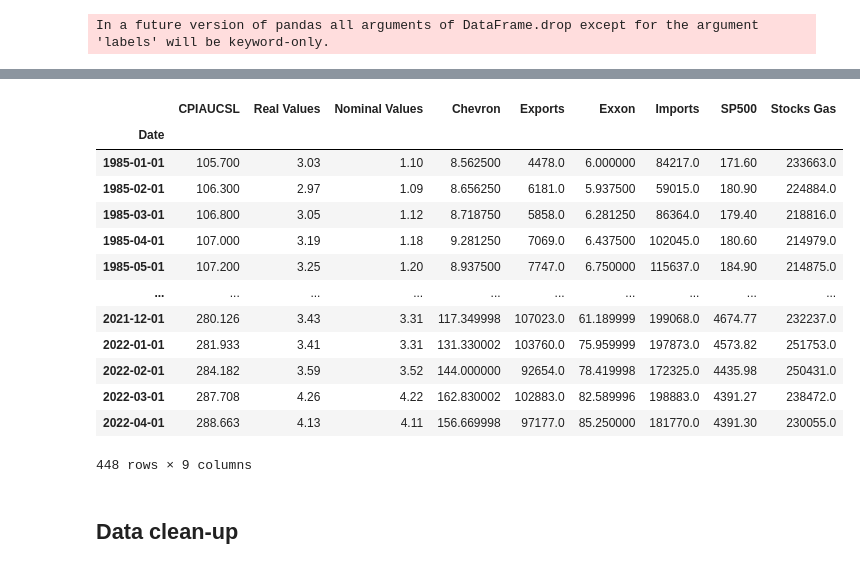
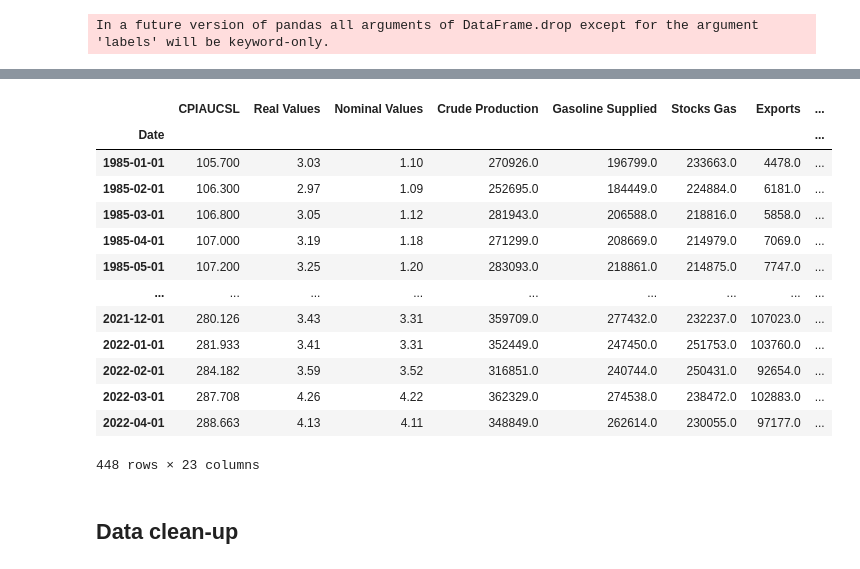
Before and after one commit to luca1308/12115167_Project, a Jupyter notebook: src/project.ipynb, the cells around one changed output, grey strips where cells are left out. Cells and saved outputs as stored; diff of their text form; code cells hidden in the pictures.

```diff
--- a/src/project.ipynb
+++ b/src/project.ipynb
@@ -65,6 +68,12 @@ stocks_gas["Date"]= pd.to_datetime(stocks_gas["Month"])
 stocks_gas.set_index('Date', inplace=True)
 stocks_gas["Stocks Gas"] = stocks_gas["Series ID: PET.MGTSTUS1.M Thousand Barrels"]
 stocks_gas.drop(columns=["Month","Series ID: PET.MGTSTUS1.M Thousand Barrels"], inplace=True)
+# %%
+gasoline_supplied = pd.read_csv('raw_data/eia_data/' + 'U.S._Product_Supplied_of_Finished_Motor_Gasoline_Monthly.csv', skiprows=4)
+gasoline_supplied["Date"]= pd.to_datetime(gasoline_supplied["Month"])
+gasoline_supplied.set_index('Date', inplace=True)
+gasoline_supplied["Gasoline Supplied"] = gasoline_supplied["Series ID: PET.MGFUPUS1.M Thousand Barrels"]
+gasoline_supplied.drop(columns=["Month","Series ID: PET.MGFUPUS1.M Thousand Barrels"], inplace=True)
 # %%
 stocks_crude = pd.read_csv('raw_data/eia_data/' + 'U.S._Ending_Stocks_of_Crude_Oil_Monthly.csv', skiprows=4)
 stocks_crude["Date"]= pd.to_datetime(stocks_crude["Month"])
@@ -123,6 +132,7 @@ def cut(df):
 # %%
 chevron = cut(chevron)
 cpi = cut(cpi)
+production = cut(production)
 exports = cut(exports)
 exxon = cut(exxon)
 gas_prices = cut(gas_prices)
@@ -130,5 +140,6 @@ imports = cut(imports)
 sp500 = cut(sp500)
 stocks_crude = cut(stocks_crude)
 stocks_gas = cut(stocks_gas)
+gasoline_supplied = cut(gasoline_supplied)
 # %%
-df_list = [cpi, gas_prices, chevron,  exports, exxon, imports, sp500, stocks_gas]
+df_list = [cpi, gas_prices, production, gasoline_supplied, stocks_gas, exports, imports, sp500, chevron, exxon]
@@ -140,0 +146,24 @@ df_change_log = (df.pct_change()*100).apply(np.log)
+# %%
+df = pd.concat(df_list, axis=1)
+
+df = df.iloc[df.index.is_month_start]
+
+df.dropna(inplace=True)
+
+df["Crude Production to Real Price"]=df["Crude Production"]/df["Real Values"]
+df["Crude Production to Exports"]=df["Crude Production"]/df["Exports"]
+df["Crude Production to Imports"]=df["Crude Production"]/df["Imports"]
+df["Crude Production to Stocks"]=df["Crude Production"]/df["Stocks Gas"]
+
+
+df["Gasoline Supplied to Crude Production"]=df["Gasoline Supplied"]/df["Crude Production"]
+df["Gasoline Supplied to Crude Exports"]=df["Gasoline Supplied"]/df["Exports"]
+df["Gasoline Supplied to Crude Imports"]=df["Gasoline Supplied"]/df["Imports"]
+df["Gasoline Supplied to Stocks Gas"]=df["Gasoline Supplied"]/df["Stocks Gas"]
+
+df["Real Price to Exxon"]=df["Real Values"]/df["Exxon"]
+df["Real to Chevron"]=df["Real Values"]/df["Chevron"]
+df["Real Price to SP 500"]=df["Real Values"]/df["SP500"]
+df["Real Price to CPI"]=df["Real Values"]/df["CPIAUCSL"]
+
+df
@@ -153,22 +214,22 @@ fig.show()
 fig = px.line(df[["Nominal Values", "Real Values"]], title='Percent change of variables')
 fig.show()
 # %%
-df.dropna()
+df
 # %% [output]
-|  | CPIAUCSL | Real Values | Nominal Values | Chevron | Exports | Exxon | Imports | SP500 | Stocks Gas |
-| Date |  |  |  |  |  |  |  |  |  |
-| 1985-01-01 | 105.700 | 3.03 | 1.10 | 8.562500 | 4478.0 | 6.000000 | 84217.0 | 171.60 | 233663.0 |
-| 1985-02-01 | 106.300 | 2.97 | 1.09 | 8.656250 | 6181.0 | 5.937500 | 59015.0 | 180.90 | 224884.0 |
-| 1985-03-01 | 106.800 | 3.05 | 1.12 | 8.718750 | 5858.0 | 6.281250 | 86364.0 | 179.40 | 218816.0 |
-| 1985-04-01 | 107.000 | 3.19 | 1.18 | 9.281250 | 7069.0 | 6.437500 | 102045.0 | 180.60 | 214979.0 |
-| 1985-05-01 | 107.200 | 3.25 | 1.20 | 8.937500 | 7747.0 | 6.750000 | 115637.0 | 184.90 | 214875.0 |
-| ... | ... | ... | ... | ... | ... | ... | ... | ... | ... |
-| 2021-12-01 | 280.126 | 3.43 | 3.31 | 117.349998 | 107023.0 | 61.189999 | 199068.0 | 4674.77 | 232237.0 |
-| 2022-01-01 | 281.933 | 3.41 | 3.31 | 131.330002 | 103760.0 | 75.959999 | 197873.0 | 4573.82 | 251753.0 |
-| 2022-02-01 | 284.182 | 3.59 | 3.52 | 144.000000 | 92654.0 | 78.419998 | 172325.0 | 4435.98 | 250431.0 |
-| 2022-03-01 | 287.708 | 4.26 | 4.22 | 162.830002 | 102883.0 | 82.589996 | 198883.0 | 4391.27 | 238472.0 |
-| 2022-04-01 | 288.663 | 4.13 | 4.11 | 156.669998 | 97177.0 | 85.250000 | 181770.0 | 4391.30 | 230055.0 |
+|  | CPIAUCSL | Real Values | Nominal Values | Crude Production | Gasoline Supplied | Stocks Gas | Exports | ... |
+| Date |  |  |  |  |  |  |  | ... |
+| 1985-01-01 | 105.700 | 3.03 | 1.10 | 270926.0 | 196799.0 | 233663.0 | 4478.0 | ... |
+| 1985-02-01 | 106.300 | 2.97 | 1.09 | 252695.0 | 184449.0 | 224884.0 | 6181.0 | ... |
+| 1985-03-01 | 106.800 | 3.05 | 1.12 | 281943.0 | 206588.0 | 218816.0 | 5858.0 | ... |
+| 1985-04-01 | 107.000 | 3.19 | 1.18 | 271299.0 | 208669.0 | 214979.0 | 7069.0 | ... |
+| 1985-05-01 | 107.200 | 3.25 | 1.20 | 283093.0 | 218861.0 | 214875.0 | 7747.0 | ... |
+| ... | ... | ... | ... | ... | ... | ... | ... | ... |
+| 2021-12-01 | 280.126 | 3.43 | 3.31 | 359709.0 | 277432.0 | 232237.0 | 107023.0 | ... |
+| 2022-01-01 | 281.933 | 3.41 | 3.31 | 352449.0 | 247450.0 | 251753.0 | 103760.0 | ... |
+| 2022-02-01 | 284.182 | 3.59 | 3.52 | 316851.0 | 240744.0 | 250431.0 | 92654.0 | ... |
+| 2022-03-01 | 287.708 | 4.26 | 4.22 | 362329.0 | 274538.0 | 238472.0 | 102883.0 | ... |
+| 2022-04-01 | 288.663 | 4.13 | 4.11 | 348849.0 | 262614.0 | 230055.0 | 97177.0 | ... |
-448 rows × 9 columns
+448 rows × 23 columns
 # %% [markdown]
 ## Data clean-up
 # %%
```
Also changed, not shown: parts of 11 cells of this notebook, 3 other files.
